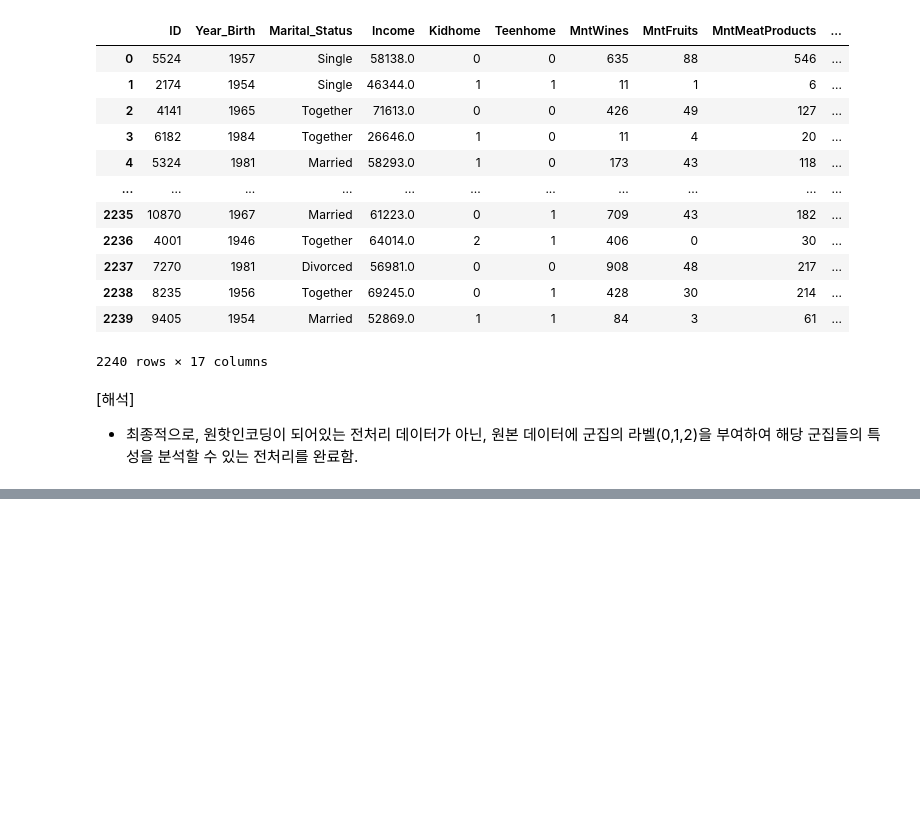
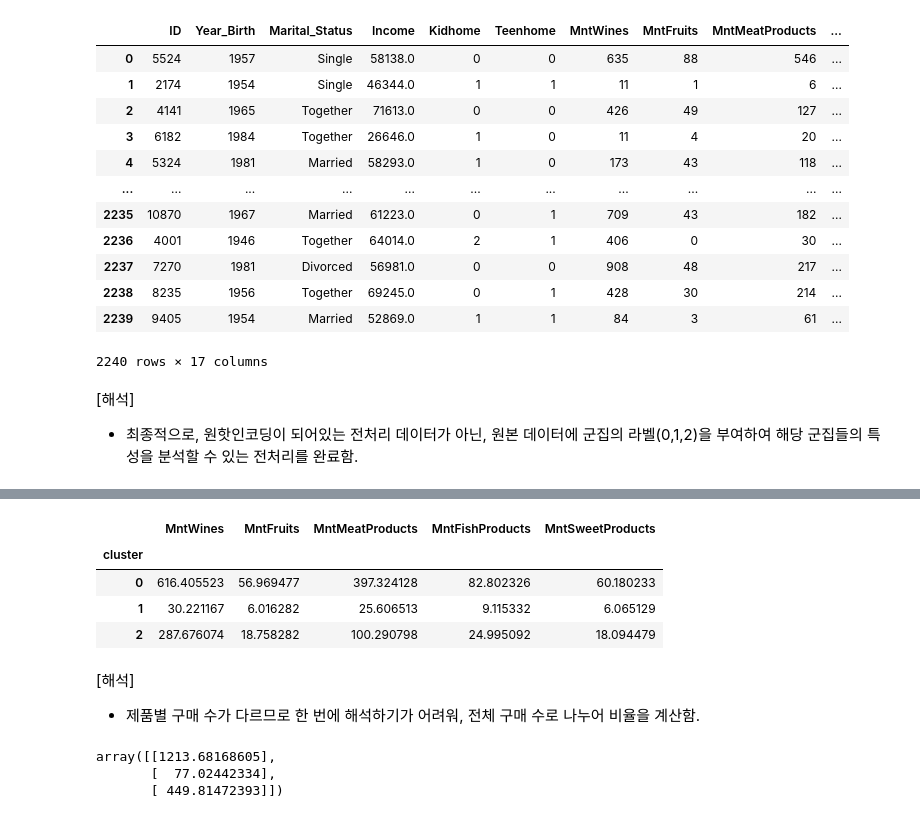
Before and after one commit to Park-Young-Bin/ADP_code, a Jupyter notebook: 제4회 기출동형 모의고사.ipynb, the cells around one changed output, grey strips where cells are left out. Drawn from its saved outputs; the diff is of its cells as text; code cells hidden in the pictures; blank space fills up the shorter version.

```diff
--- a/제4회 기출동형 모의고사.ipynb
+++ b/제4회 기출동형 모의고사.ipynb
@@ -331,0 +364,22 @@ df_nonull
+# %%
+# 소비 제품 데이터
+Mnt_group=group_mean[['cluster', 'MntWines', 'MntFruits', 'MntMeatProducts', 'MntFishProducts', 'MntSweetProducts']]
+Mnt_group.set_index('cluster', inplace=True)
+Mnt_group
+# %% [output]
+|  | MntWines | MntFruits | MntMeatProducts | MntFishProducts | MntSweetProducts |
+| cluster |  |  |  |  |  |
+| 0 | 616.405523 | 56.969477 | 397.324128 | 82.802326 | 60.180233 |
+| 1 | 30.221167 | 6.016282 | 25.606513 | 9.115332 | 6.065129 |
+| 2 | 287.676074 | 18.758282 | 100.290798 | 24.995092 | 18.094479 |
+# %% [markdown]
+[해석]
+- 제품별 구매 수가 다르므로 한 번에 해석하기가 어려워, 전체 구매 수로 나누어 비율을 계산함.
+# %%
+# cluster별 전체 구매 수
+sum_group_Mnt = np.array(Mnt_group.sum(axis=1)) # 같은 행끼리의 합 계산
+sum_group_Mnt.reshape(3,1)
+# %% [output]
+array([[1213.68168605],
+       [  77.02442334],
+       [ 449.81472393]])
```
Also changed, not shown: parts of 40 cells of this notebook.
